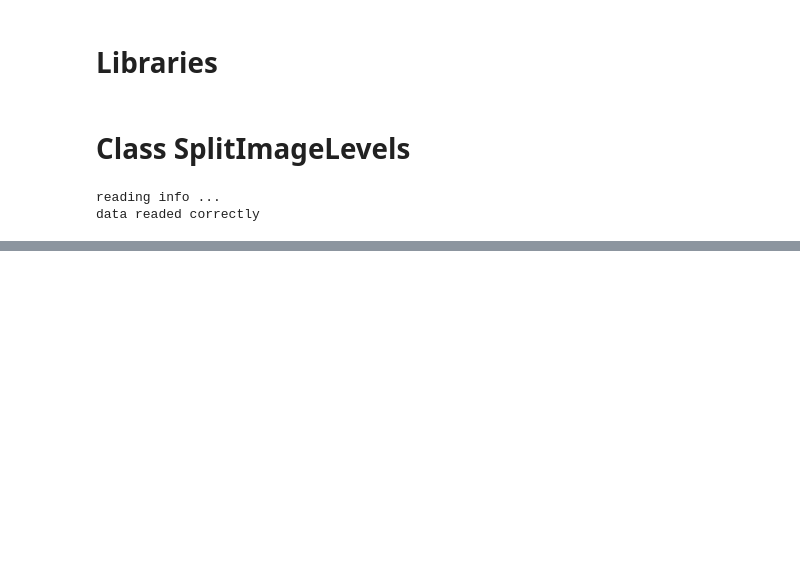
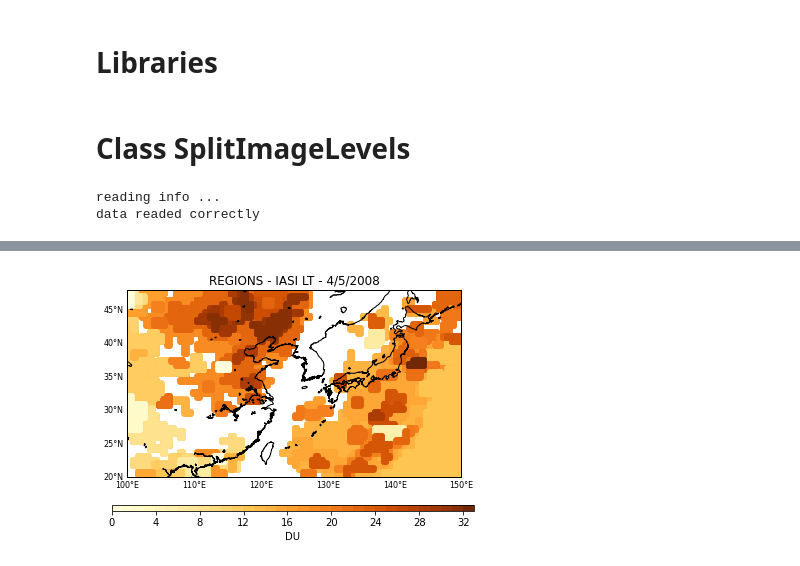
Before and after one commit to kmiloarguello/ozone-pollution, a Jupyter notebook: main.ipynb, the cells around one changed output, grey strips where cells are left out. Cells and saved outputs as stored; diff of their text form; code cells hidden in the pictures; blank space fills up the shorter version.

```diff
--- a/main.ipynb
+++ b/main.ipynb
@@ -902,0 +941,4 @@ filename image-temp.png
+# %%
+imageLT.plot_mser_final_regions(image, regx, regy, values)
+# %% [output]
+[figure, added]
```
Also changed, not shown: parts of 12 cells of this notebook.
